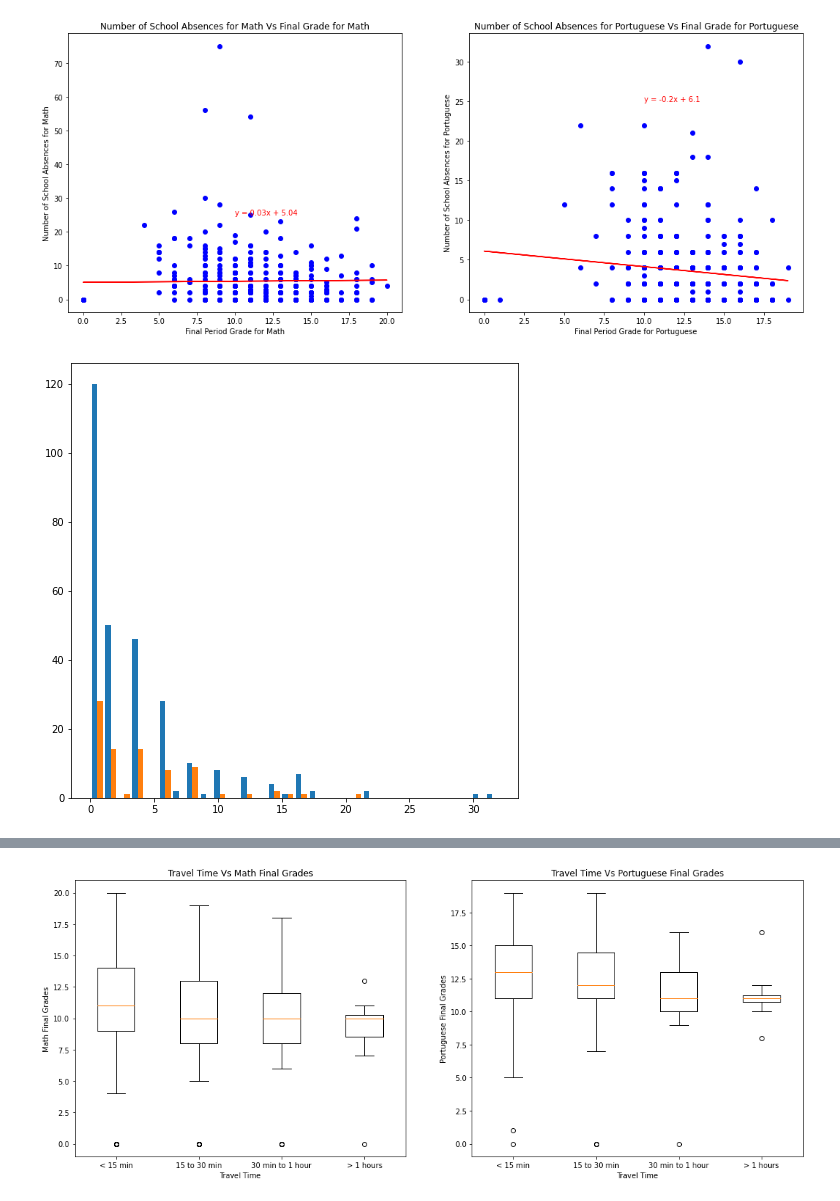
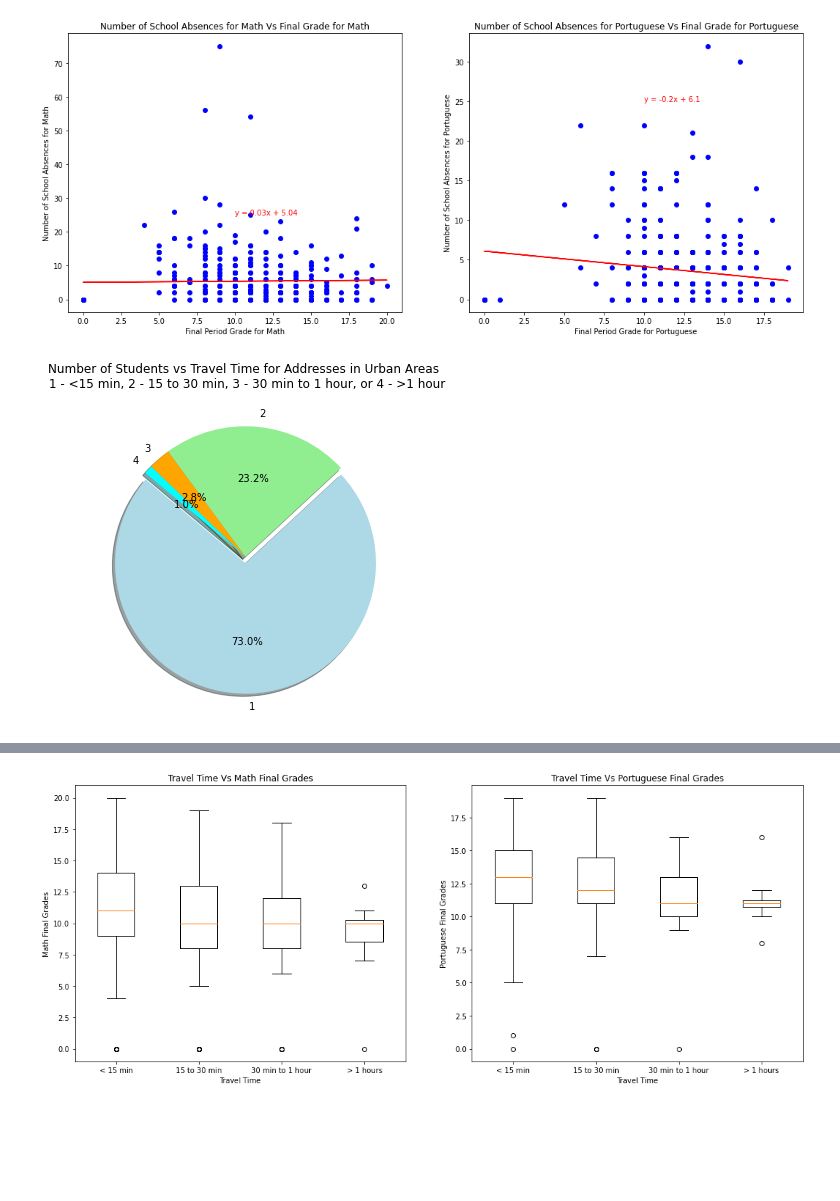
Before and after one commit to panlovelyda/project-one, a Jupyter notebook: StudentSuccessPy.ipynb, the cells around one changed output, grey strips where cells are left out. Drawn from its saved outputs; the diff is of its cells as text; code cells hidden in the pictures; blank space fills up the shorter version.

Commit message:
Modified plots to fit presentation

```diff
--- a/StudentSuccessPy.ipynb
+++ b/StudentSuccessPy.ipynb
@@ -284,14 +284,17 @@ Portugese: y = -0.2x + 6.1
 [figure]
 # %%
 #Distribution of absences for students who live in city vs rural
-fig3 = plt.figure(figsize=(8,8))
-ax3  = fig3.add_subplot(111)
 urban = students_df[students_df["address"] == 'U']
-absences_urban = urban["absences_por"]
-rural = students_df[students_df["address"] == 'R']
-absences_rural = rural["absences_por"]
-plt.hist([absences_urban, absences_rural], bins=30, label=['Urban','Absences'])
+amount_u = urban["traveltime"].value_counts()
+
+colours_u = ["lightblue","lightgreen","orange","cyan"]
+explode_u=(0.05,0,0,0)
+
+plt.pie(amount_u, explode=explode_u, labels=amount_u.index, colors=colours_u,
+        autopct="%1.1f%%", shadow=True, startangle=140)
+
+plt.title("Number of Students vs Travel Time for Addresses in Urban Areas \n 1 - <15 min, 2 - 15 to 30 min, 3 - 30 min to 1 hour, or 4 - >1 hour")
 plt.savefig('output/Fig15.png')
 plt.show()
 # %% [output]
-[figure, old version]
+[figure, new version]
```
Also changed, not shown: parts of 1 cell of this notebook, 2 other files.
